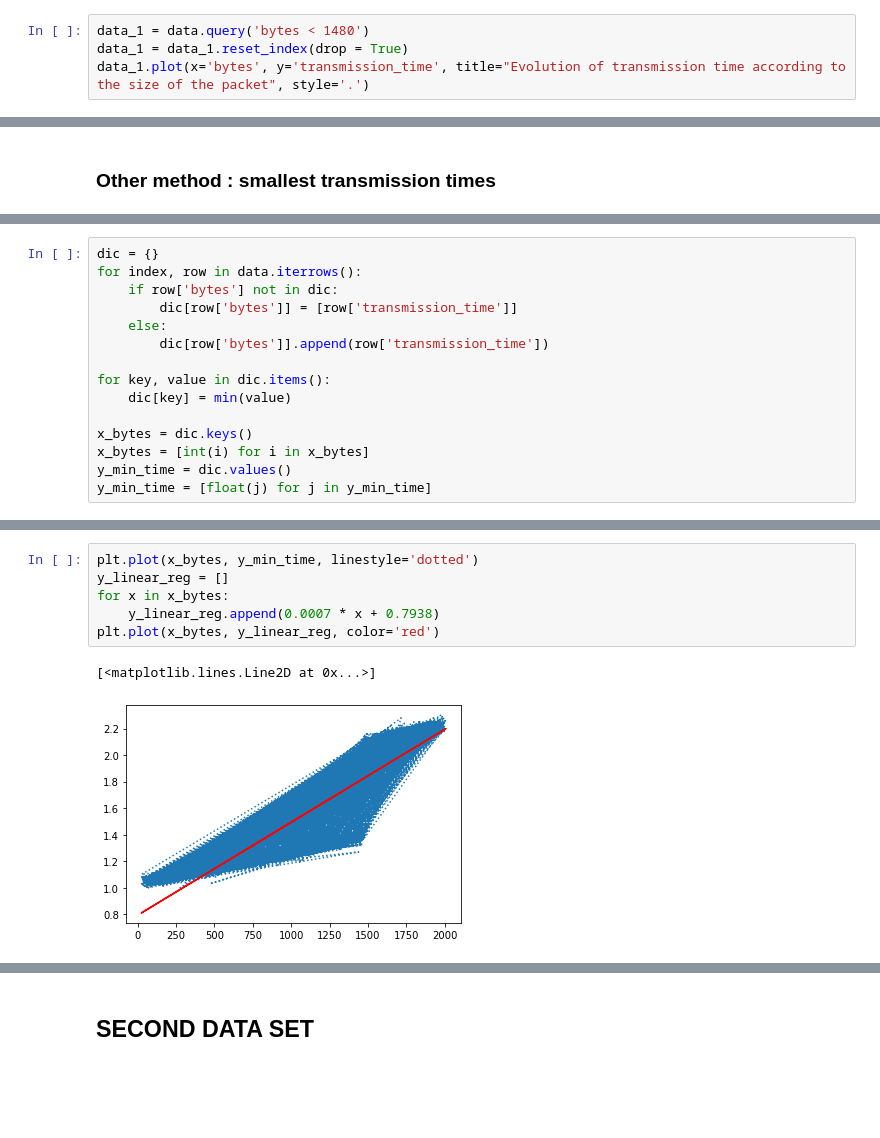
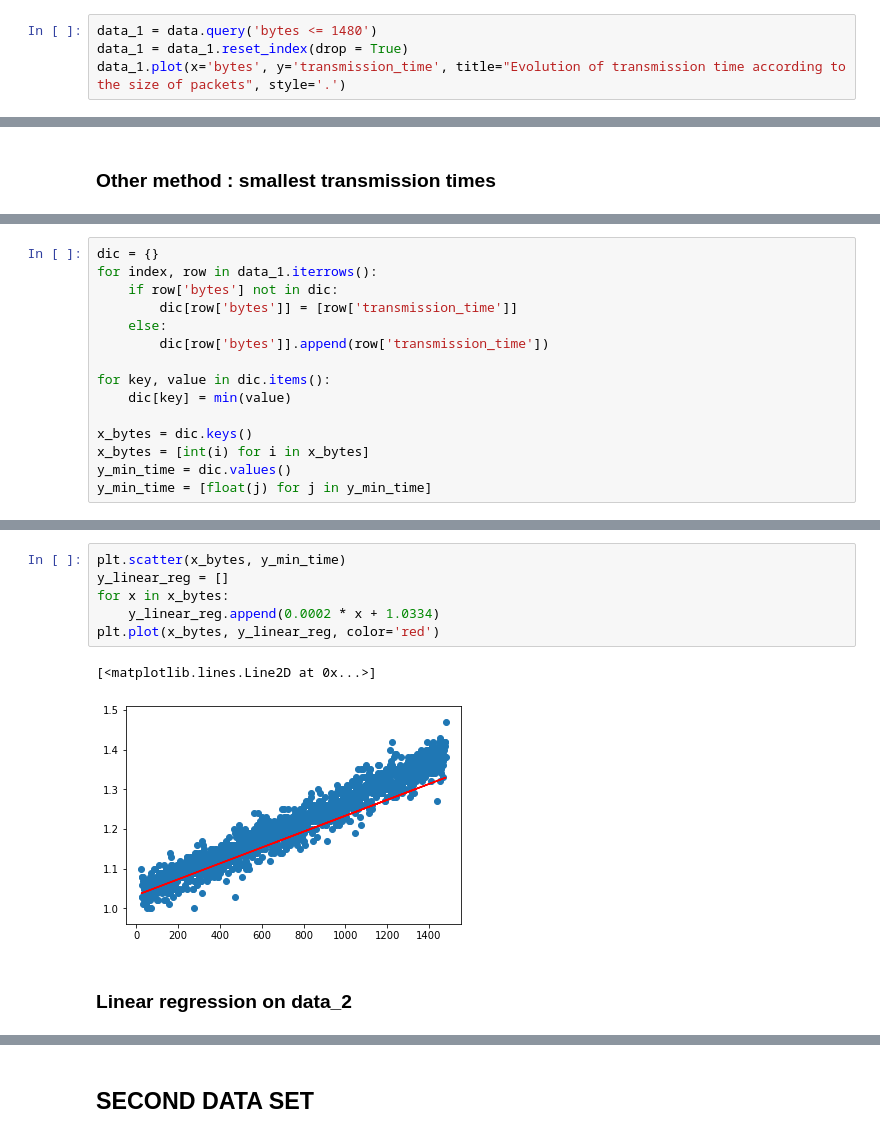
Before and after one commit to MarieBadaroux/Recherche_Reproductible, a Jupyter notebook: Recherche_reproductible_ping.ipynb, the cells around one changed output, grey strips where cells are left out. Drawn from its saved outputs; the diff is of its cells as text; blank space fills up the shorter version.

```diff
--- a/Recherche_reproductible_ping.ipynb
+++ b/Recherche_reproductible_ping.ipynb
@@ -107,6 +107,6 @@ If we zoom, we can see that the limitation between the two part is more at 1480
 # %%
-data_1 = data.query('bytes < 1480')
+data_1 = data.query('bytes <= 1480')
 data_1 = data_1.reset_index(drop = True)
-data_1.plot(x='bytes', y='transmission_time', title="Evolution of transmission time according to the size of the packet", style='.')
+data_1.plot(x='bytes', y='transmission_time', title="Evolution of transmission time according to the size of packets", style='.')
 # %% [output]
 <matplotlib.axes._subplots.AxesSubplot at 0x...>
@@ -299,6 +301,6 @@ The intercept is lower in both data set 1 and 2 with the quantile regression met
 # %%
 dic = {}
-for index, row in data.iterrows():
+for index, row in data_1.iterrows():
     if row['bytes'] not in dic:
         dic[row['bytes']] = [row['transmission_time']]
     else:
@@ -344,10 +344,12 @@ Warnings:
 strong multicollinearity or other numerical problems.
 # %%
-plt.plot(x_bytes, y_min_time, linestyle='dotted')
+plt.scatter(x_bytes, y_min_time)
 y_linear_reg = []
 for x in x_bytes:
-    y_linear_reg.append(0.0007 * x + 0.7938)
+    y_linear_reg.append(0.0002 * x + 1.0334)
 plt.plot(x_bytes, y_linear_reg, color='red')
 # %% [output]
 [<matplotlib.lines.Line2D at 0x...>]
-[figure, old version]
+[figure, new version]
+# %% [markdown]
+### Linear regression on data_2
```
Also changed, not shown: parts of 61 cells of this notebook.
